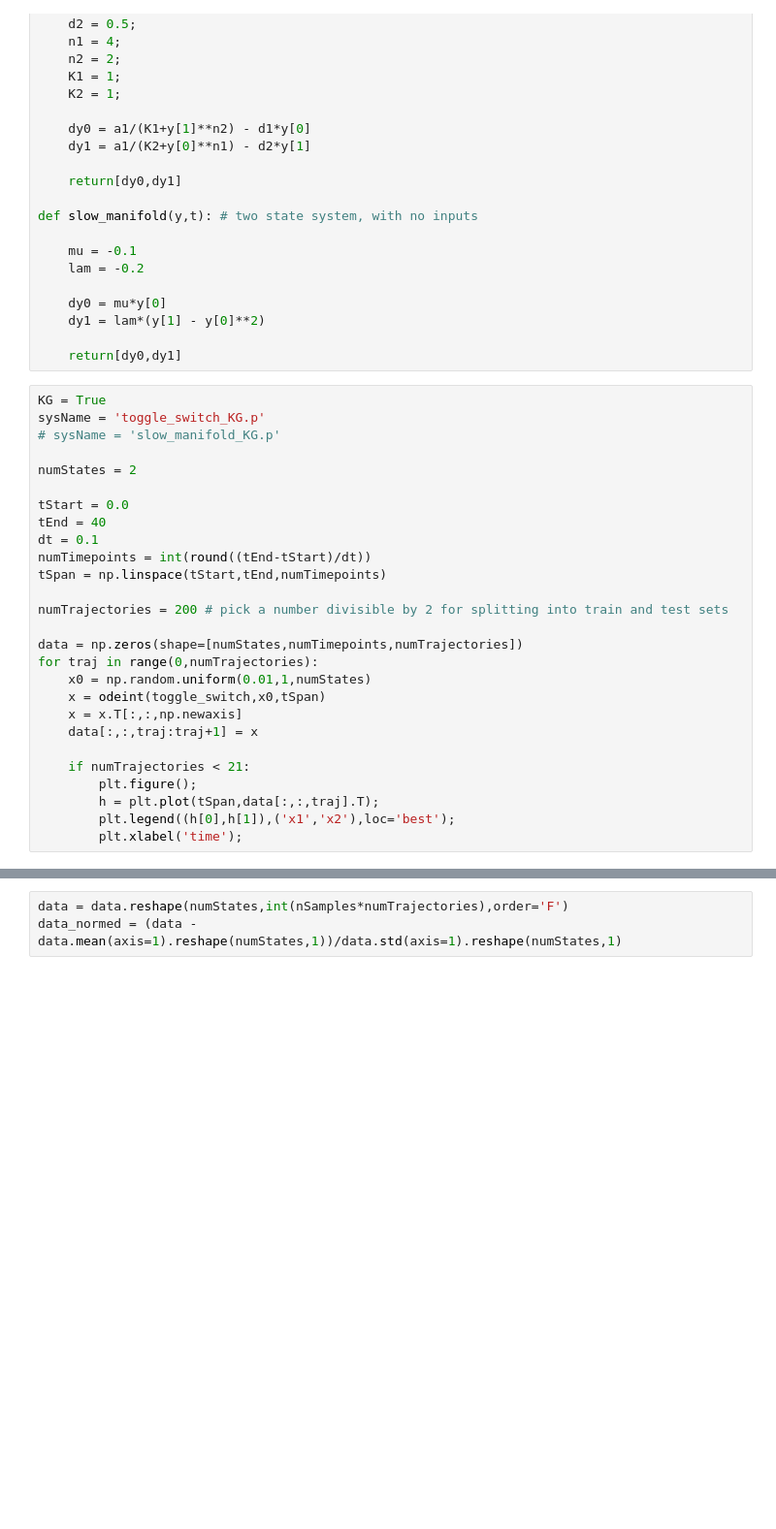
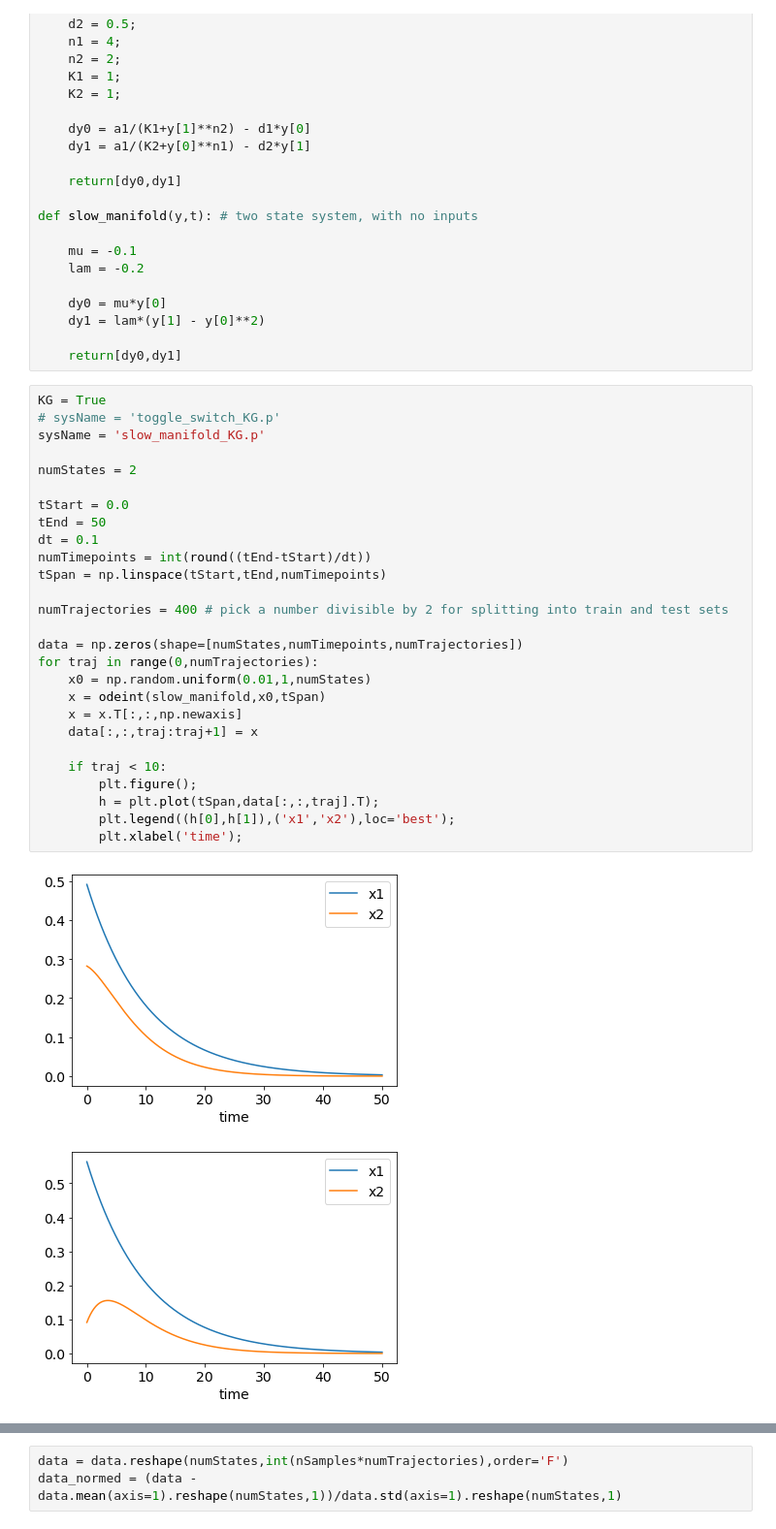
Before and after one commit to AqibHasnain/KO_learning, a Jupyter notebook: simulation/simulate_data.ipynb, the cells around one changed output, grey strips where cells are left out. Shown at 97% size. Drawn from its saved outputs; the diff is of its cells as text; blank space fills up the shorter version.

```diff
--- a/simulation/simulate_data.ipynb
+++ b/simulation/simulate_data.ipynb
@@ -50,28 +32,31 @@ def slow_manifold(y,t): # two state system, with no inputs
     return[dy0,dy1]
 # %%
 KG = True
-sysName = 'toggle_switch_KG.p'
-# sysName = 'slow_manifold_KG.p'
+# sysName = 'toggle_switch_KG.p'
+sysName = 'slow_manifold_KG.p'
 
 numStates = 2
 
 tStart = 0.0
-tEnd = 40
+tEnd = 50
 dt = 0.1
 numTimepoints = int(round((tEnd-tStart)/dt))
 tSpan = np.linspace(tStart,tEnd,numTimepoints)
 
-numTrajectories = 200 # pick a number divisible by 2 for splitting into train and test sets
+numTrajectories = 400 # pick a number divisible by 2 for splitting into train and test sets
 
 data = np.zeros(shape=[numStates,numTimepoints,numTrajectories])
 for traj in range(0,numTrajectories):
     x0 = np.random.uniform(0.01,1,numStates)
-    x = odeint(toggle_switch,x0,tSpan)
+    x = odeint(slow_manifold,x0,tSpan)
     x = x.T[:,:,np.newaxis]
     data[:,:,traj:traj+1] = x
 
-    if numTrajectories < 21:
+    if traj < 10:
         plt.figure();
         h = plt.plot(tSpan,data[:,:,traj].T);
         plt.legend((h[0],h[1]),('x1','x2'),loc='best');
         plt.xlabel('time');
+# %% [output]
+[figure, added]
+[figure, added]
```
Also changed, not shown: parts of 3 cells of this notebook, 2 other files.
